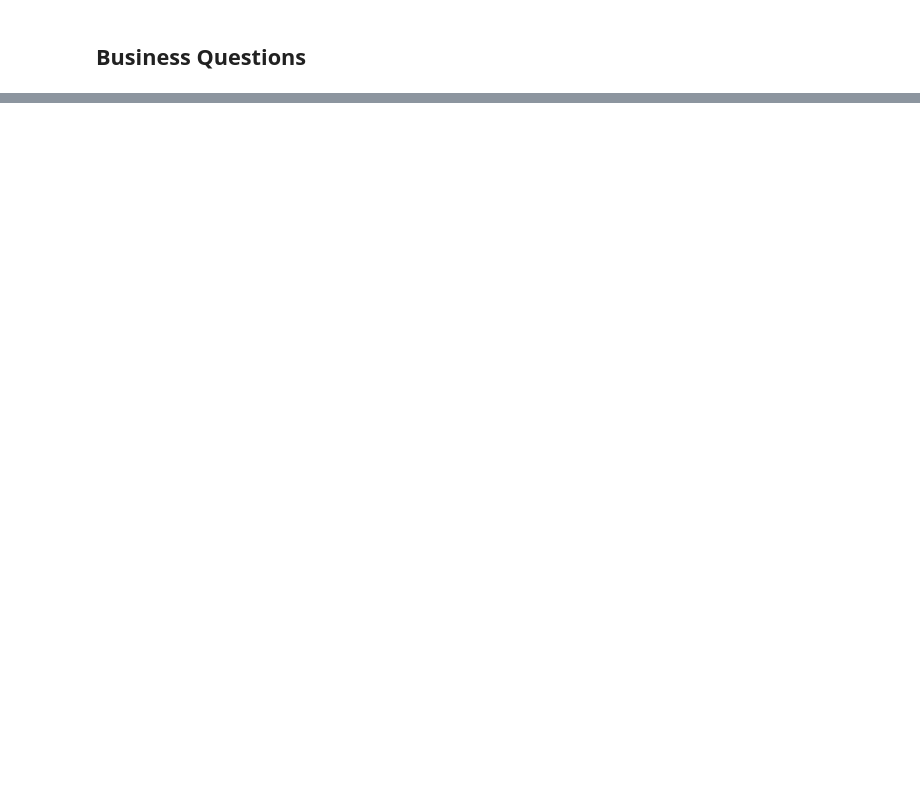
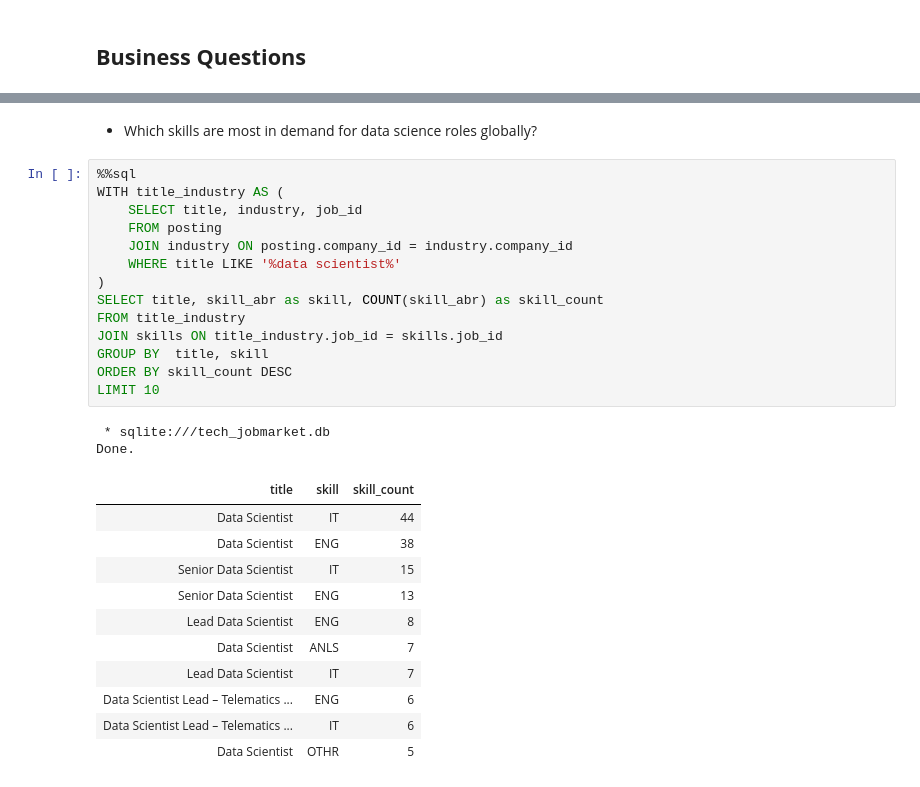
Before and after one commit to Ana-Akaishi/sql-projects, a Jupyter notebook: sql_projects/tech_job_posting/tech_jobpost.ipynb, the cells around one changed output, grey strips where cells are left out. Drawn from its saved outputs; the diff is of its cells as text; blank space fills up the shorter version.

```diff
--- a/sql_projects/tech_job_posting/tech_jobpost.ipynb
+++ b/sql_projects/tech_job_posting/tech_jobpost.ipynb
@@ -85,0 +142,30 @@ industry.to_sql('industry', conn, index=False, if_exists='replace')
+# %% [markdown]
+- Which skills are most in demand for data science roles globally?
+# %%
+%%sql
+WITH title_industry AS (
+    SELECT title, industry, job_id
+    FROM posting
+    JOIN industry ON posting.company_id = industry.company_id
+    WHERE title LIKE '%data scientist%'
+)
+SELECT title, skill_abr as skill, COUNT(skill_abr) as skill_count
+FROM title_industry
+JOIN skills ON title_industry.job_id = skills.job_id
+GROUP BY  title, skill
+ORDER BY skill_count DESC
+LIMIT 10
+# %% [output]
+ * sqlite:///tech_jobmarket.db
+Done.
+| title | skill | skill_count |
+| Data Scientist | IT | 44 |
+| Data Scientist | ENG | 38 |
+| Senior Data Scientist | IT | 15 |
+| Senior Data Scientist | ENG | 13 |
+| Lead Data Scientist | ENG | 8 |
+| Data Scientist | ANLS | 7 |
+| Lead Data Scientist | IT | 7 |
+| Data Scientist Lead – Telematics ... | ENG | 6 |
+| Data Scientist Lead – Telematics ... | IT | 6 |
+| Data Scientist | OTHR | 5 |
```
Also changed, not shown: parts of 57 cells of this notebook, 1 other file.
